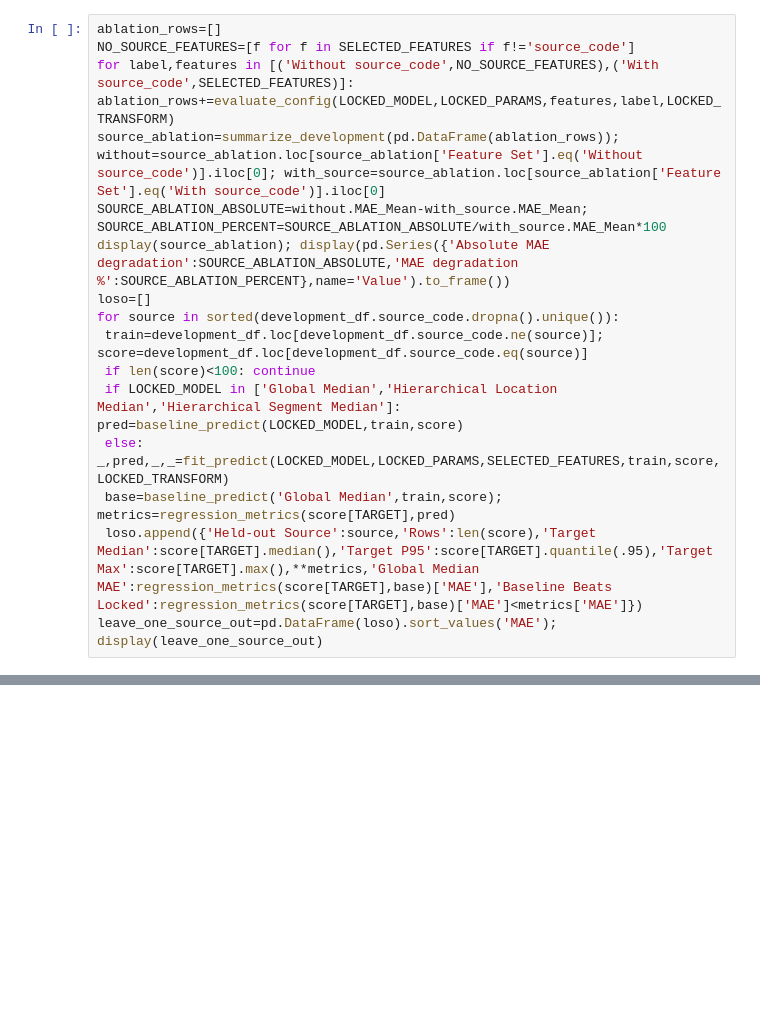
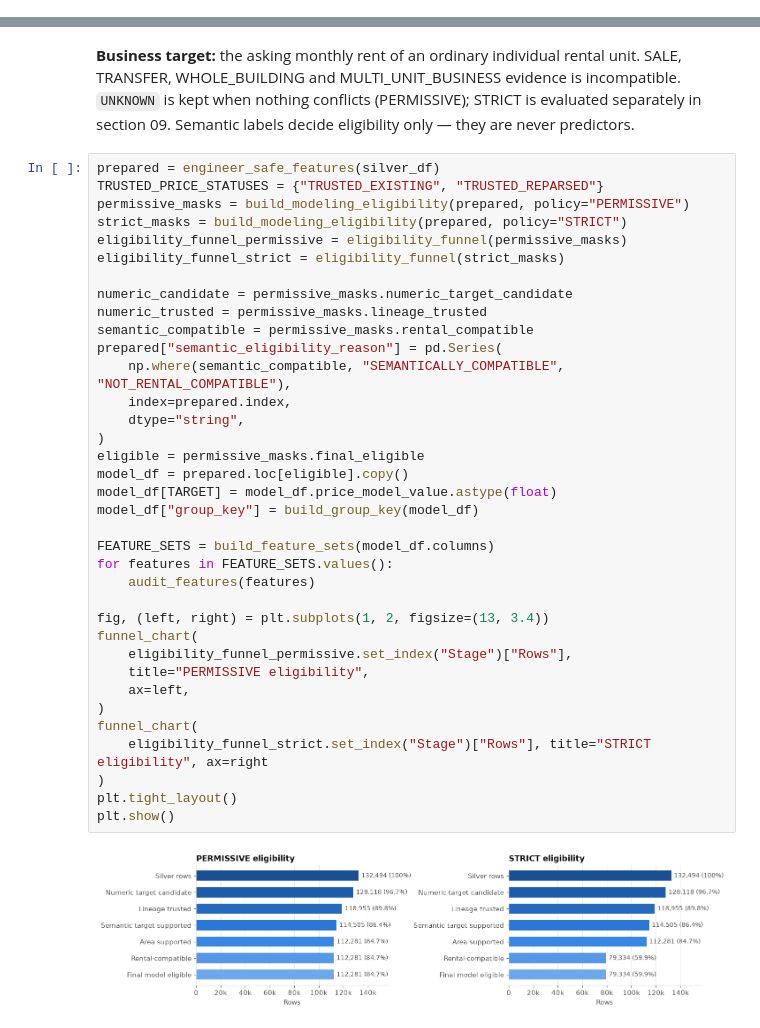
Before and after one commit to HauCoder2005/roombeacon-system, a Jupyter notebook: notebooks/04_roombeacon_modeling.ipynb, the cells around one changed output, grey strips where cells are left out. Saved outputs shown, nothing was run; the diff lists cells and outputs as text; blank space fills up the shorter version.

```diff
--- a/notebooks/04_roombeacon_modeling.ipynb
+++ b/notebooks/04_roombeacon_modeling.ipynb
@@ -379,16 +0,0 @@ display(tuning_summary); display(locked_fold_report[['Fold','Train Start','Train
-# %%
-ablation_rows=[]
-NO_SOURCE_FEATURES=[f for f in SELECTED_FEATURES if f!='source_code']
-for label,features in [('Without source_code',NO_SOURCE_FEATURES),('With source_code',SELECTED_FEATURES)]: ablation_rows+=evaluate_config(LOCKED_MODEL,LOCKED_PARAMS,features,label,LOCKED_TRANSFORM)
-source_ablation=summarize_development(pd.DataFrame(ablation_rows)); without=source_ablation.loc[source_ablation['Feature Set'].eq('Without source_code')].iloc[0]; with_source=source_ablation.loc[source_ablation['Feature Set'].eq('With source_code')].iloc[0]
-SOURCE_ABLATION_ABSOLUTE=without.MAE_Mean-with_source.MAE_Mean; SOURCE_ABLATION_PERCENT=SOURCE_ABLATION_ABSOLUTE/with_source.MAE_Mean*100
-display(source_ablation); display(pd.Series({'Absolute MAE degradation':SOURCE_ABLATION_ABSOLUTE,'MAE degradation %':SOURCE_ABLATION_PERCENT},name='Value').to_frame())
-loso=[]
-for source in sorted(development_df.source_code.dropna().unique()):
- train=development_df.loc[development_df.source_code.ne(source)]; score=development_df.loc[development_df.source_code.eq(source)]
- if len(score)<100: continue
- if LOCKED_MODEL in ['Global Median','Hierarchical Location Median','Hierarchical Segment Median']: pred=baseline_predict(LOCKED_MODEL,train,score)
- else: _,pred,_,_=fit_predict(LOCKED_MODEL,LOCKED_PARAMS,SELECTED_FEATURES,train,score,LOCKED_TRANSFORM)
- base=baseline_predict('Global Median',train,score); metrics=regression_metrics(score[TARGET],pred)
- loso.append({'Held-out Source':source,'Rows':len(score),'Target Median':score[TARGET].median(),'Target P95':score[TARGET].quantile(.95),'Target Max':score[TARGET].max(),**metrics,'Global Median MAE':regression_metrics(score[TARGET],base)['MAE'],'Baseline Beats Locked':regression_metrics(score[TARGET],base)['MAE']<metrics['MAE']})
-leave_one_source_out=pd.DataFrame(loso).sort_values('MAE'); display(leave_one_source_out)
@@ -641,0 +183,43 @@ display(pd.DataFrame([{'Artifact':p.name,'Bytes':p.stat().st_size} for p in sort
+# %% [markdown]
+**Business target:** the asking monthly rent of an ordinary individual rental unit.
+SALE, TRANSFER, WHOLE_BUILDING and MULTI_UNIT_BUSINESS evidence is incompatible. `UNKNOWN` is kept when
+nothing conflicts (PERMISSIVE); STRICT is evaluated separately in section 09. Semantic labels decide
+eligibility only — they are never predictors.
+# %%
+prepared = engineer_safe_features(silver_df)
+TRUSTED_PRICE_STATUSES = {"TRUSTED_EXISTING", "TRUSTED_REPARSED"}
+permissive_masks = build_modeling_eligibility(prepared, policy="PERMISSIVE")
+strict_masks = build_modeling_eligibility(prepared, policy="STRICT")
+eligibility_funnel_permissive = eligibility_funnel(permissive_masks)
+eligibility_funnel_strict = eligibility_funnel(strict_masks)
+
+numeric_candidate = permissive_masks.numeric_target_candidate
+numeric_trusted = permissive_masks.lineage_trusted
+semantic_compatible = permissive_masks.rental_compatible
+prepared["semantic_eligibility_reason"] = pd.Series(
+    np.where(semantic_compatible, "SEMANTICALLY_COMPATIBLE", "NOT_RENTAL_COMPATIBLE"),
+    index=prepared.index,
+    dtype="string",
+)
+eligible = permissive_masks.final_eligible
+model_df = prepared.loc[eligible].copy()
+model_df[TARGET] = model_df.price_model_value.astype(float)
+model_df["group_key"] = build_group_key(model_df)
+
+FEATURE_SETS = build_feature_sets(model_df.columns)
+for features in FEATURE_SETS.values():
+    audit_features(features)
+
+fig, (left, right) = plt.subplots(1, 2, figsize=(13, 3.4))
+funnel_chart(
+    eligibility_funnel_permissive.set_index("Stage")["Rows"],
+    title="PERMISSIVE eligibility",
+    ax=left,
+)
+funnel_chart(
+    eligibility_funnel_strict.set_index("Stage")["Rows"], title="STRICT eligibility", ax=right
+)
+plt.tight_layout()
+plt.show()
+# %% [output]
+[figure, added]
```
Also changed, not shown: parts of 69 cells of this notebook, 6 other files.
